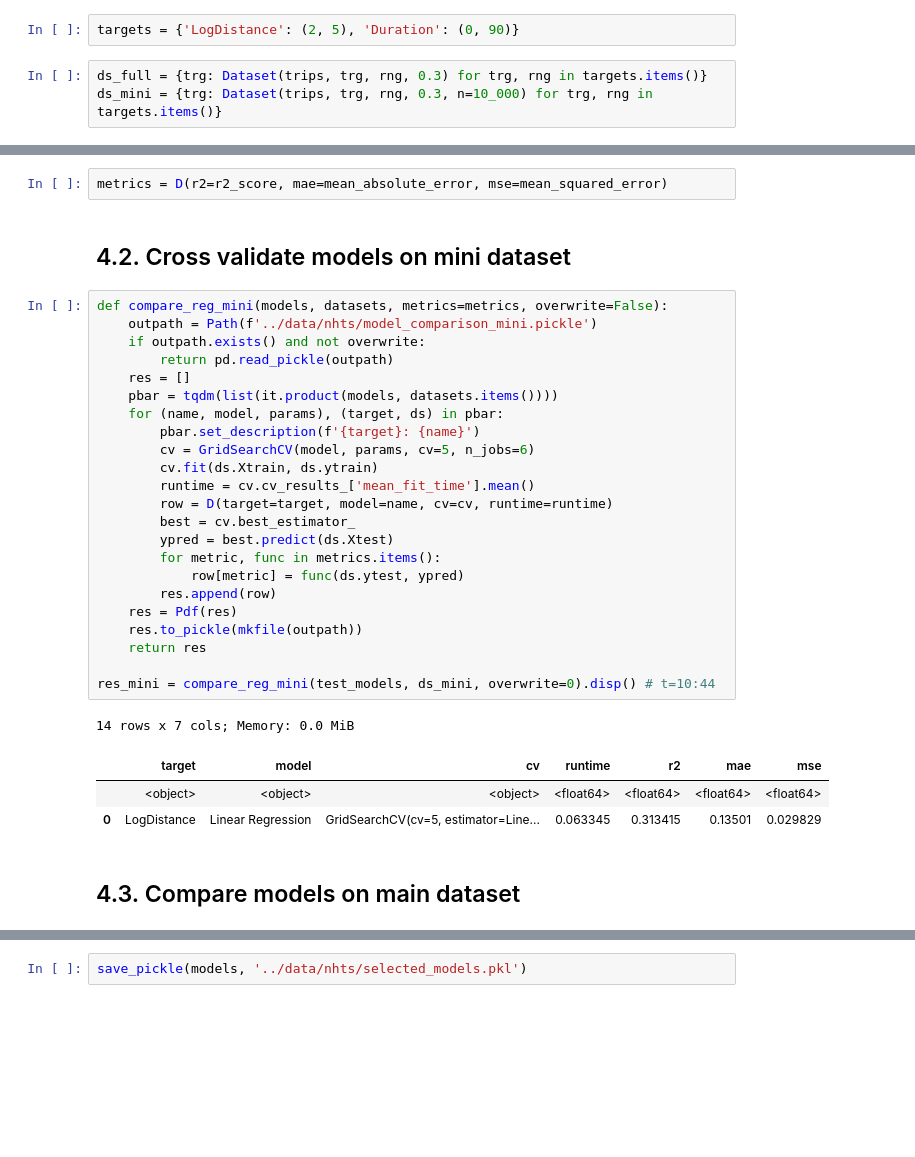
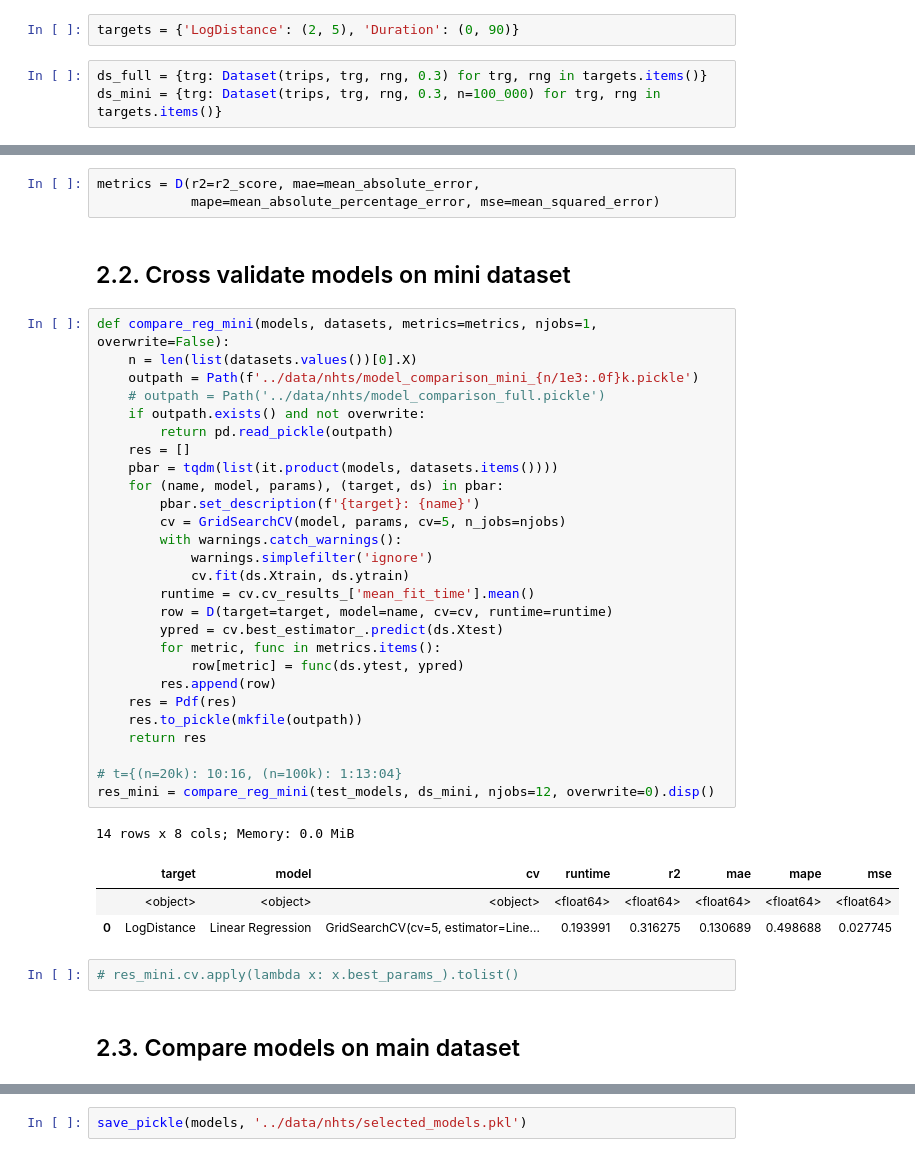
Before and after one commit to rvanxer/spr_4711, a Jupyter notebook: code/nhts_model.ipynb, the cells around one changed output, grey strips where cells are left out. Saved outputs shown, nothing was run; the diff lists cells and outputs as text; blank space fills up the shorter version.

```diff
--- a/code/nhts_model.ipynb
+++ b/code/nhts_model.ipynb
@@ -26,7 +27,7 @@ trips = pd.read_parquet('../data/nhts/trips.parquet').disp()
 targets = {'LogDistance': (2, 5), 'Duration': (0, 90)}
 # %%
 ds_full = {trg: Dataset(trips, trg, rng, 0.3) for trg, rng in targets.items()}
-ds_mini = {trg: Dataset(trips, trg, rng, 0.3, n=10_000) for trg, rng in targets.items()}
+ds_mini = {trg: Dataset(trips, trg, rng, 0.3, n=100_000) for trg, rng in targets.items()}
 # %%
 test_models = (
     ## Linear models
@@ -72,37 +80,44 @@ test_models = (
 )
 # %%
-metrics = D(r2=r2_score, mae=mean_absolute_error, mse=mean_squared_error)
+metrics = D(r2=r2_score, mae=mean_absolute_error,
+            mape=mean_absolute_percentage_error, mse=mean_squared_error)
 # %% [markdown]
-## 4.2. Cross validate models on mini dataset
+## 2.2. Cross validate models on mini dataset
 # %%
-def compare_reg_mini(models, datasets, metrics=metrics, overwrite=False):
-    outpath = Path(f'../data/nhts/model_comparison_mini.pickle')
+def compare_reg_mini(models, datasets, metrics=metrics, njobs=1, overwrite=False):
+    n = len(list(datasets.values())[0].X)
+    outpath = Path(f'../data/nhts/model_comparison_mini_{n/1e3:.0f}k.pickle')
+    # outpath = Path('../data/nhts/model_comparison_full.pickle')
     if outpath.exists() and not overwrite:
         return pd.read_pickle(outpath)
     res = []
     pbar = tqdm(list(it.product(models, datasets.items())))
     for (name, model, params), (target, ds) in pbar:
         pbar.set_description(f'{target}: {name}')
-        cv = GridSearchCV(model, params, cv=5, n_jobs=6)
-        cv.fit(ds.Xtrain, ds.ytrain)
+        cv = GridSearchCV(model, params, cv=5, n_jobs=njobs)
+        with warnings.catch_warnings():
+            warnings.simplefilter('ignore')
+            cv.fit(ds.Xtrain, ds.ytrain)
         runtime = cv.cv_results_['mean_fit_time'].mean()
         row = D(target=target, model=name, cv=cv, runtime=runtime)
-        best = cv.best_estimator_
-        ypred = best.predict(ds.Xtest)
+        ypred = cv.best_estimator_.predict(ds.Xtest)
         for metric, func in metrics.items():
             row[metric] = func(ds.ytest, ypred)
         res.append(row)
     res = Pdf(res)
     res.to_pickle(mkfile(outpath))
     return res
 
-res_mini = compare_reg_mini(test_models, ds_mini, overwrite=0).disp() # t=10:44
+# t={(n=20k): 10:16, (n=100k): 1:13:04}
+res_mini = compare_reg_mini(test_models, ds_mini, njobs=12, overwrite=0).disp()
 # %% [output]
-14 rows x 7 cols; Memory: 0.0 MiB
+14 rows x 8 cols; Memory: 0.0 MiB
-|  | target | model | cv | runtime | r2 | mae | mse |
-|  | <object> | <object> | <object> | <float64> | <float64> | <float64> | <float64> |
-| 0 | LogDistance | Linear Regression | GridSearchCV(cv=5, estimator=Line... | 0.063345 | 0.313415 | 0.13501 | 0.029829 |
+|  | target | model | cv | runtime | r2 | mae | mape | mse |
+|  | <object> | <object> | <object> | <float64> | <float64> | <float64> | <float64> | <float64> |
+| 0 | LogDistance | Linear Regression | GridSearchCV(cv=5, estimator=Line... | 0.193991 | 0.316275 | 0.130689 | 0.498688 | 0.027745 |
+# %%
+# res_mini.cv.apply(lambda x: x.best_params_).tolist()
 # %% [markdown]
-## 4.3. Compare models on main dataset
+## 2.3. Compare models on main dataset
 # %%
 def compare_reg_full(cv_df, datasets, metrics=metrics, overwrite=False):
```
Also changed, not shown: parts of 13 cells of this notebook, 2 other files.
